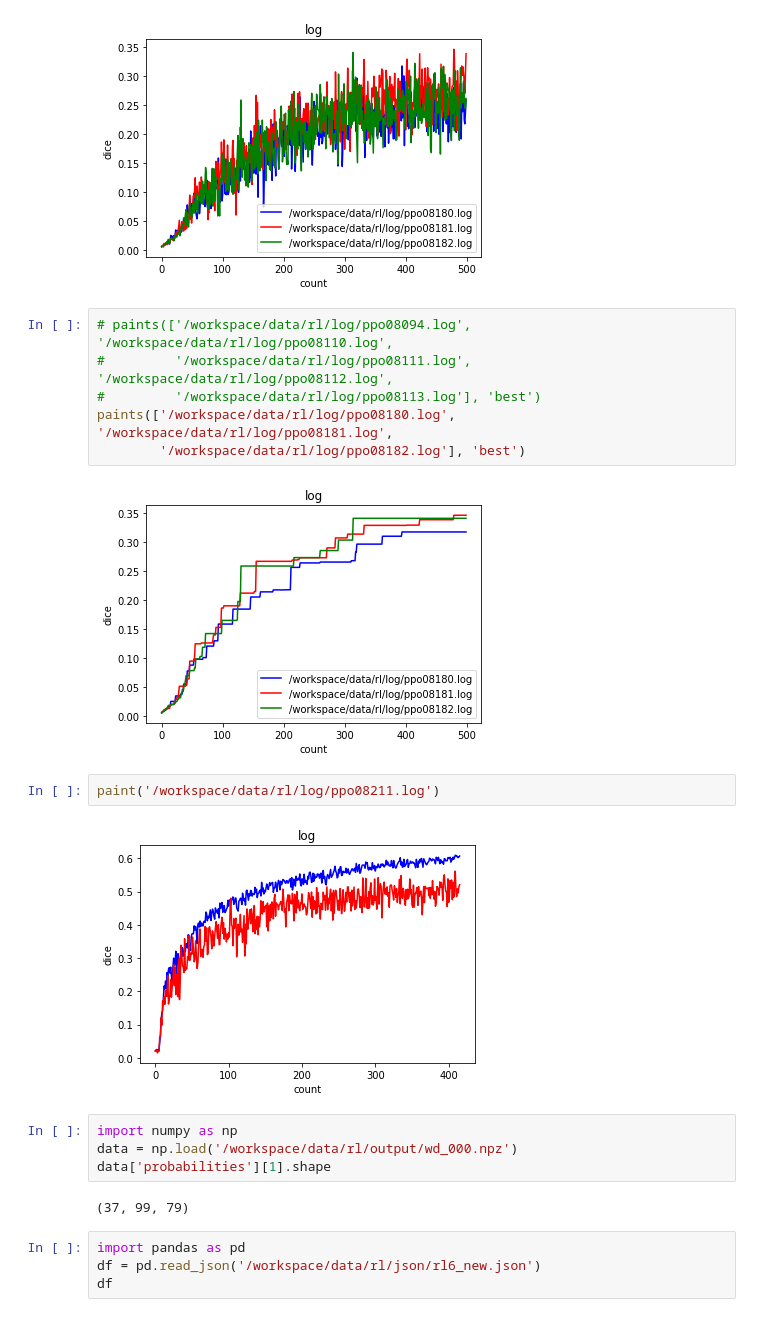
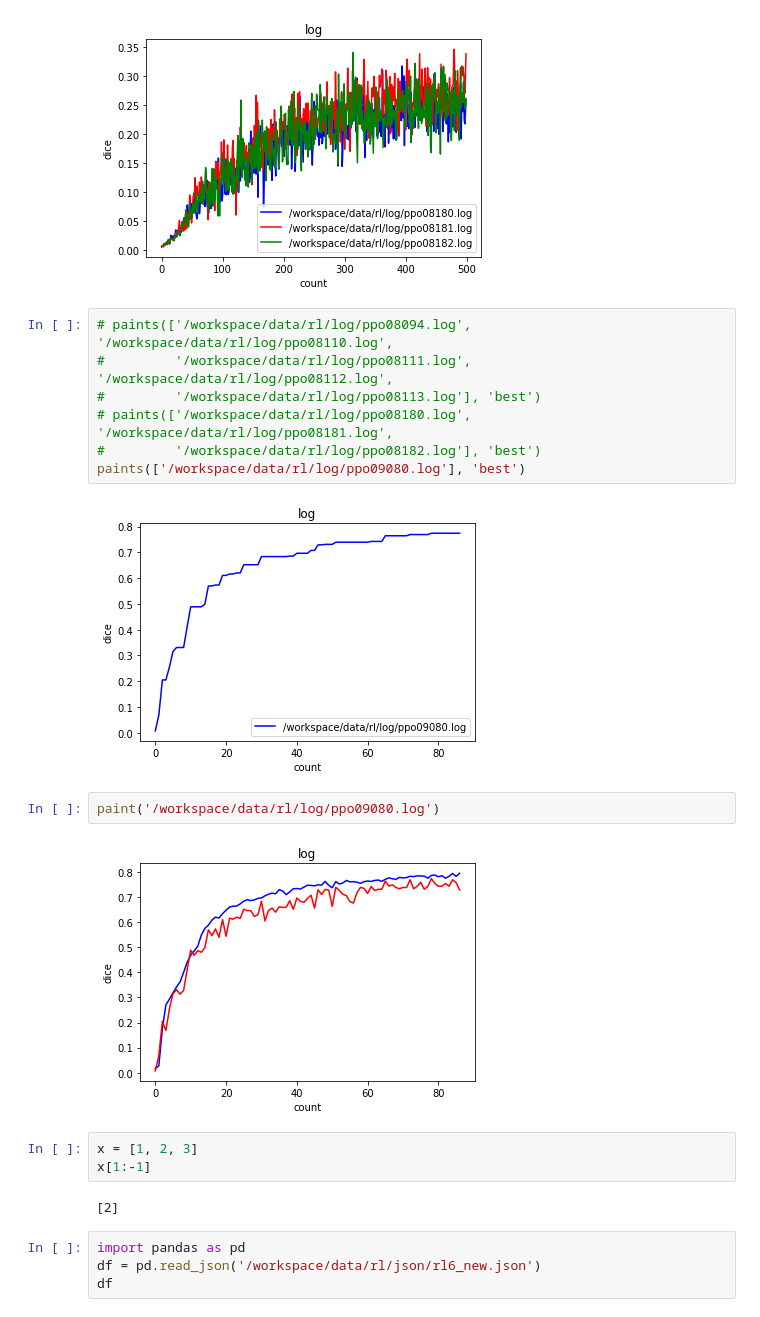
Before and after one commit to yhlujz/rl, a Jupyter notebook: rl.ipynb, the cells around one changed output. Cells and saved outputs as stored; diff of their text form.

```diff
--- a/rl.ipynb
+++ b/rl.ipynb
@@ -766,20 +766,20 @@ paints(['/workspace/data/rl/log/ppo08180.log', '/workspace/data/rl/log/ppo08181.
 # paints(['/workspace/data/rl/log/ppo08094.log', '/workspace/data/rl/log/ppo08110.log',
 #         '/workspace/data/rl/log/ppo08111.log', '/workspace/data/rl/log/ppo08112.log',
 #         '/workspace/data/rl/log/ppo08113.log'], 'best')
-paints(['/workspace/data/rl/log/ppo08180.log', '/workspace/data/rl/log/ppo08181.log',
-        '/workspace/data/rl/log/ppo08182.log'], 'best')
+# paints(['/workspace/data/rl/log/ppo08180.log', '/workspace/data/rl/log/ppo08181.log',
+#         '/workspace/data/rl/log/ppo08182.log'], 'best')
+paints(['/workspace/data/rl/log/ppo09080.log'], 'best')
 # %% [output]
-[figure, old version]
+[figure, new version]
 # %%
-paint('/workspace/data/rl/log/ppo08211.log')
+paint('/workspace/data/rl/log/ppo09080.log')
 # %% [output]
-[figure, old version]
+[figure, new version]
-# %%
-import numpy as np
-data = np.load('/workspace/data/rl/output/wd_000.npz')
-data['probabilities'][1].shape
-# %% [output]
-(37, 99, 79)
+# %%
+x = [1, 2, 3]
+x[1:-1]
+# %% [output]
+[2]
 # %%
 import pandas as pd
 df = pd.read_json('/workspace/data/rl/json/rl6_new.json')
```
Also changed, not shown: 9 other files.
